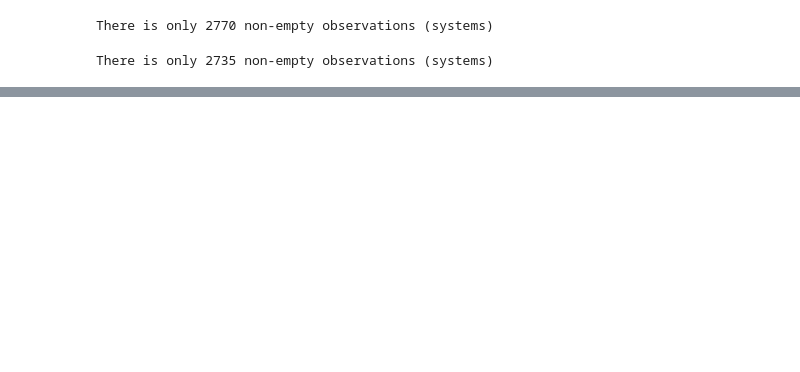
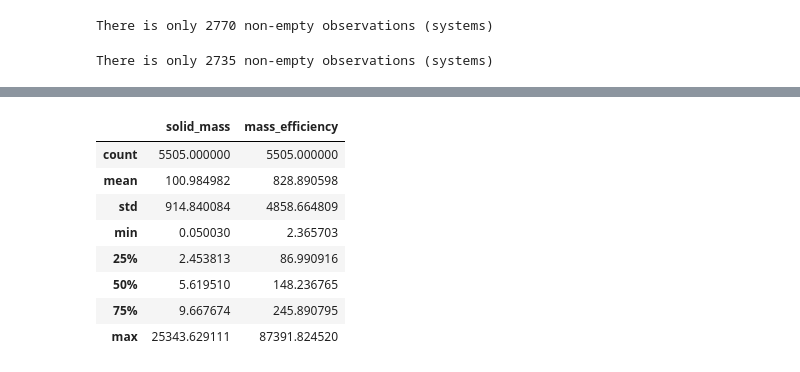
Before and after one commit to cebasfu93/planetaryFormation, a Jupyter notebook: dataExploration.ipynb, the cells around one changed output, grey strips where cells are left out. Saved outputs shown, nothing was run; the diff lists cells and outputs as text; code cells hidden in the pictures; blank space fills up the shorter version.

```diff
--- a/dataExploration.ipynb
+++ b/dataExploration.ipynb
@@ -133,0 +190,12 @@ from sklearn import preprocessing
+# %%
+Y_join.describe()
+# %% [output]
+|  | solid_mass | mass_efficiency |
+| count | 5505.000000 | 5505.000000 |
+| mean | 100.984982 | 828.890598 |
+| std | 914.840084 | 4858.664809 |
+| min | 0.050030 | 2.365703 |
+| 25% | 2.453813 | 86.990916 |
+| 50% | 5.619510 | 148.236765 |
+| 75% | 9.667674 | 245.890795 |
+| max | 25343.629111 | 87391.824520 |
```
Also changed, not shown: parts of 11 cells of this notebook.
